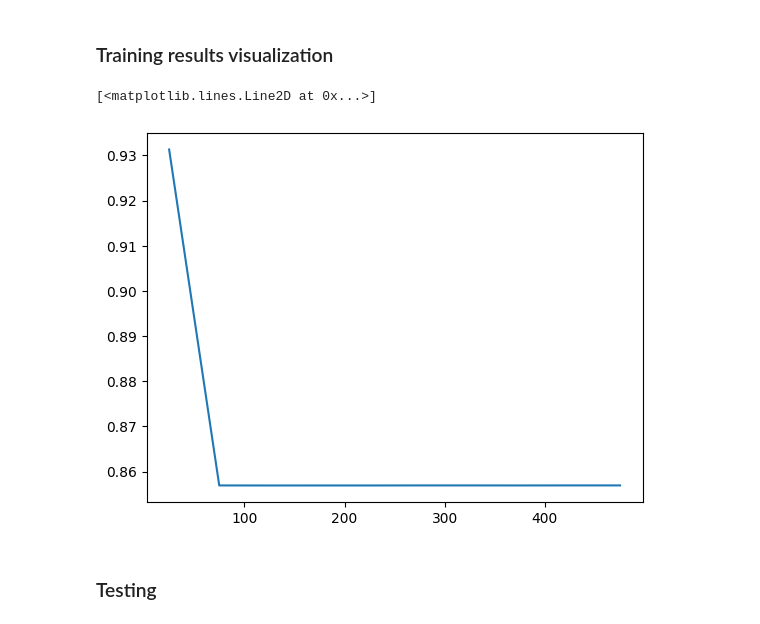
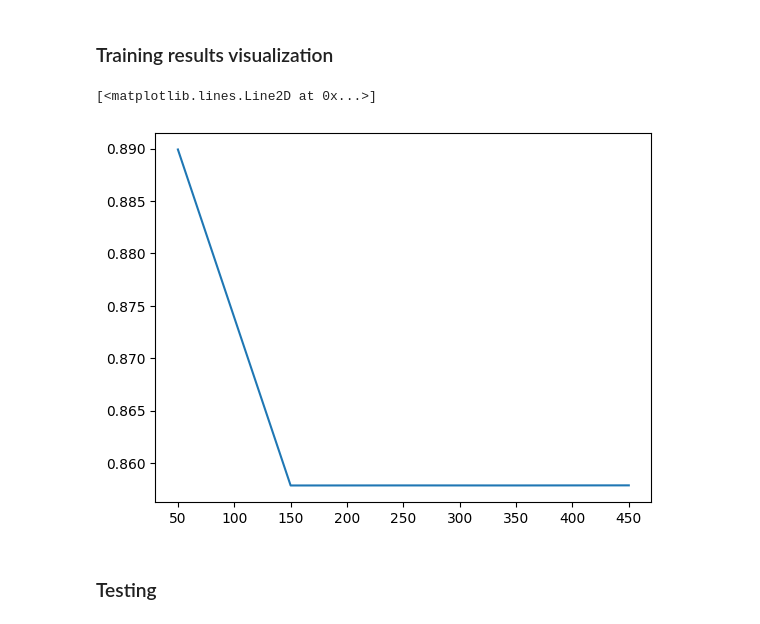
Before and after one commit to Dalsaetra/unitary_memory_indexing_recreated, a Jupyter notebook: notebooks/main.ipynb, the cells around one changed output. Drawn from its saved outputs; the diff is of its cells as text; code cells hidden in the pictures.

```diff
--- a/notebooks/main.ipynb
+++ b/notebooks/main.ipynb
@@ -100,12 +100,18 @@ Estimated Total Size (MB): 0.00
 ----------------------------------------------------------------
 # %% [markdown]
 ### Training
+# %%
+w_his = []
 # %%
 def train(loader,model,n_epochs=5):
     losses = []
     epochs = []
     N = len(loader)
     for epoch in tqdm(range(n_epochs)):
+        for param in model.parameters():
+            w = param
+            w_np = w.detach().numpy().copy()
+            w_his.append(w_np)
         for i, (inputs,labels) in tqdm(enumerate(loader)):
             loss = model.train_step(inputs,labels)
             losses.append(loss)
@@ -116,12 +122,12 @@ epoch_data, loss_data = train(training_loader,model,n_epochs=500)
 # %% [markdown]
 ### Training results visualization
 # %%
-epoch_data_avgd = epoch_data.reshape(10,-1).mean(axis=1)
-loss_data_avgd = loss_data.reshape(10,-1).mean(axis=1)
+epoch_data_avgd = epoch_data.reshape(5,-1).mean(axis=1)
+loss_data_avgd = loss_data.reshape(5,-1).mean(axis=1)
 plt.plot(epoch_data_avgd,loss_data_avgd)
 # %% [output]
 [<matplotlib.lines.Line2D at 0x...>]
-[figure, old version]
+[figure, new version]
 # %% [markdown]
 ### Testing
 # %%
```
Also changed, not shown: parts of 4 cells of this notebook.
